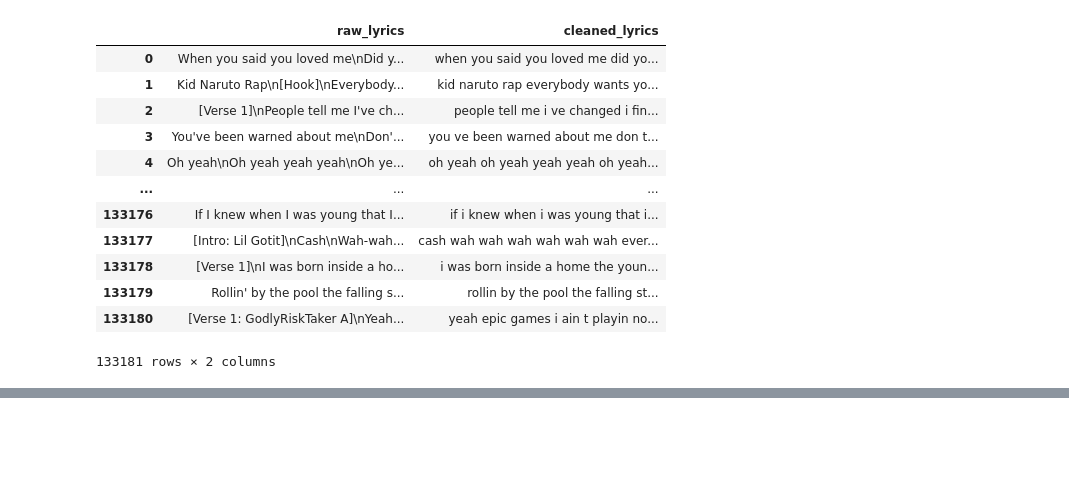
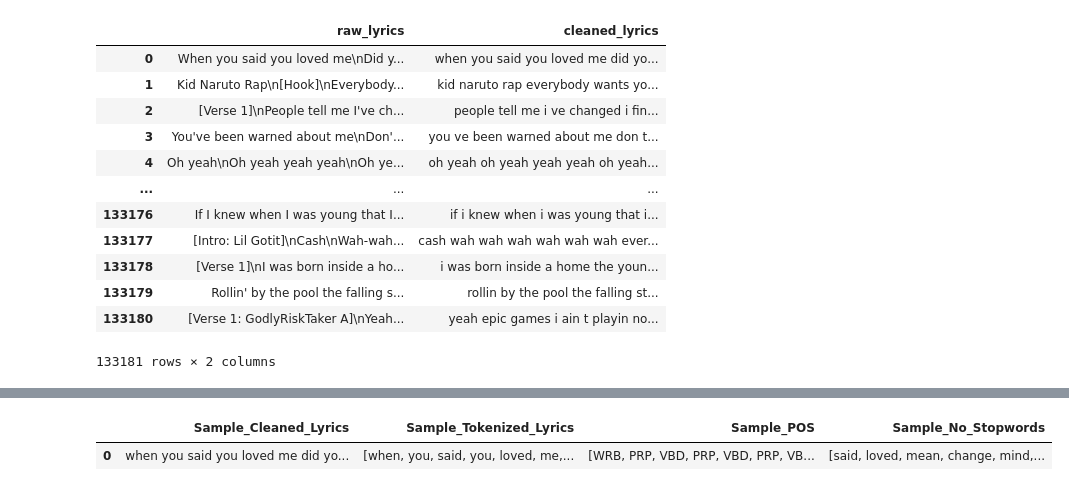
Before and after one commit to tiago2806/text-mining-project, a Jupyter notebook: 02 Data Exploration and Preprocessing.ipynb, the cells around one changed output, grey strips where cells are left out. Cells and saved outputs as stored; diff of their text form; code cells hidden in the pictures; blank space fills up the shorter version.

```diff
--- a/02 Data Exploration and Preprocessing.ipynb
+++ b/02 Data Exploration and Preprocessing.ipynb
@@ -822,0 +843,4 @@ train_dataset[['raw_lyrics', 'cleaned_lyrics', 'tokenized_lyrics']]
+# %%
+sample_pos_for_dataframe = [pos[1] for pos in sample_POS]
+
+sample_pos_for_dataframe
@@ -822,0 +875,3 @@ train_dataset[['raw_lyrics', 'cleaned_lyrics', 'tokenized_lyrics']]
+# %%
+stopwords = nltk.corpus.stopwords.words("english")
+stopwords
@@ -822,0 +896,4 @@ train_dataset[['raw_lyrics', 'cleaned_lyrics', 'tokenized_lyrics']]
+# %%
+sample_no_stopwords = [word for word in sample_tokens if word.lower() not in stopwords]
+
+sample_no_stopwords
@@ -822,0 +918,13 @@ train_dataset[['raw_lyrics', 'cleaned_lyrics', 'tokenized_lyrics']]
+# %%
+comparison = pd.DataFrame({
+    "Sample_Cleaned_Lyrics": [sample_lyrics],
+    "Sample_Tokenized_Lyrics": [sample_tokens] ,
+    "Sample_POS": [sample_pos_for_dataframe],
+    "Sample_No_Stopwords": [sample_no_stopwords]
+})
+
+#Nota: se tirarmos os [] num dos casos,por exemplo sample_no_stopwords, como esta, é uma lista, cada elemento da lista teria a sua própria linha, e sample_no_stopwords teria mais linhas que as outras colunas, e o pandas DataFrame não permite isso.
+comparison
+# %% [output]
+|  | Sample_Cleaned_Lyrics | Sample_Tokenized_Lyrics | Sample_POS | Sample_No_Stopwords |
+| 0 | when you said you loved me did yo... | [when, you, said, you, loved, me,... | [WRB, PRP, VBD, PRP, VBD, PRP, VB... | [said, loved, mean, change, mind,... |
```
Also changed, not shown: parts of 9 cells of this notebook.
